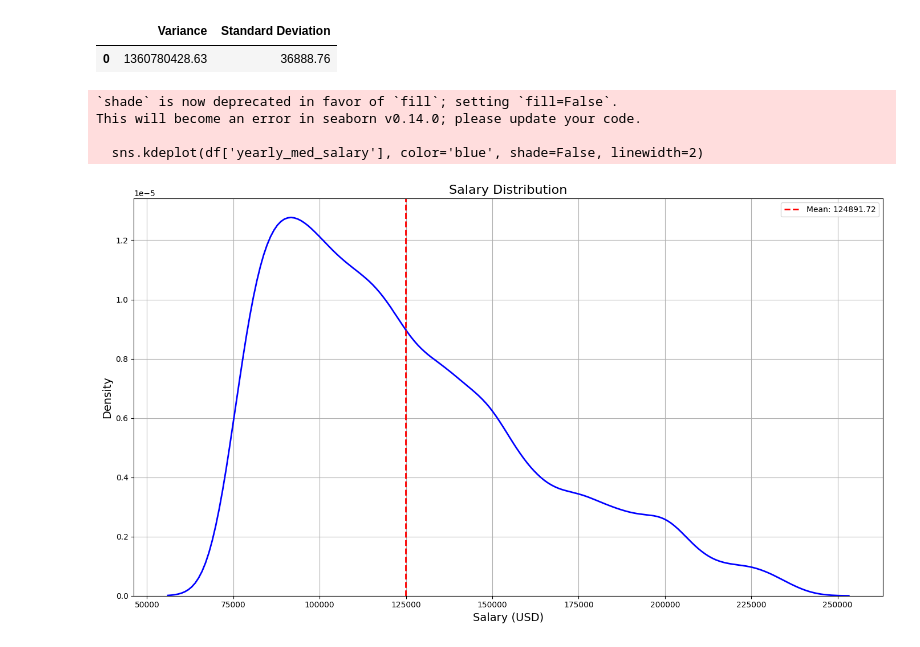
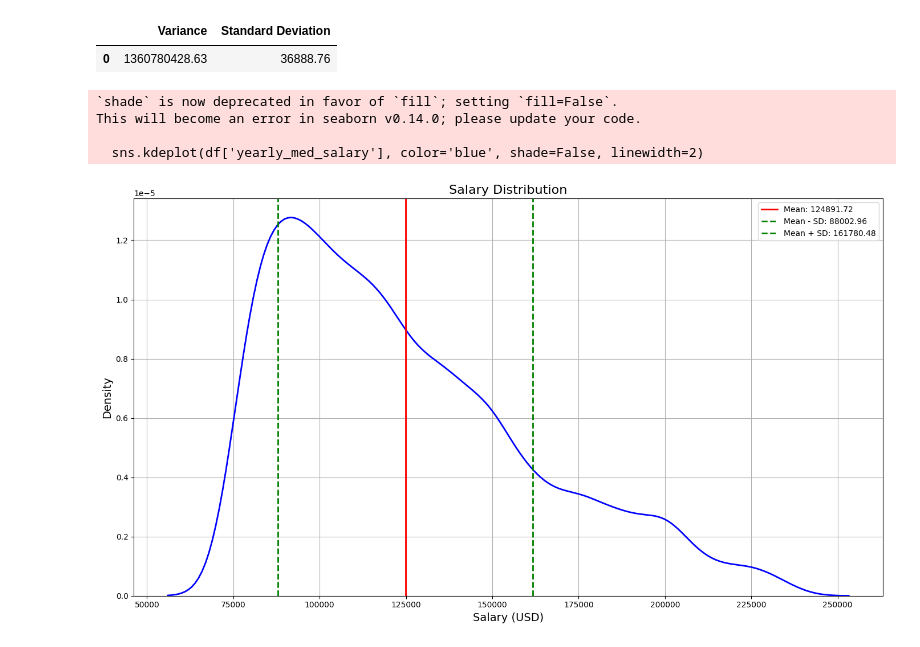
Before and after one commit to GiovanniL30/Data-Analysis, a Jupyter notebook: measures.ipynb, the cells around one changed output. Drawn from its saved outputs; the diff is of its cells as text; code cells hidden in the pictures.

```diff
--- a/measures.ipynb
+++ b/measures.ipynb
@@ -30,31 +30,29 @@ result
 # %%
 # Calculate the mean, standard deviation, and variance
 mean_salary = df['yearly_med_salary'].mean()
 std_dev_salary = df['yearly_med_salary'].std()
 variance_salary = df['yearly_med_salary'].var()
 
 # Plotting the KDE without color fill
 plt.figure(figsize=(14, 8))
 sns.kdeplot(df['yearly_med_salary'], color='blue', shade=False, linewidth=2)
 
 # Add lines for mean, mean ± std dev
-plt.axvline(mean_salary, color='red', linestyle='dashed', linewidth=2, label=f"Mean: {mean_salary:.2f}")
-
-
+plt.axvline(mean_salary, color='red', linestyle='solid', linewidth=2, label=f"Mean: {mean_salary:.2f}")
+plt.axvline(mean_salary - (std_dev_salary), color='green', linestyle='dashed', linewidth=2, label=f"Mean - SD: {mean_salary - (std_dev_salary):.2f}")
+plt.axvline(mean_salary + ( std_dev_salary), color='green', linestyle='dashed', linewidth=2, label=f"Mean + SD: {mean_salary + (std_dev_salary):.2f}")
 
 # Plotting details
 plt.xlabel("Salary (USD)", fontsize=14)
 plt.ylabel("Density", fontsize=14)
 plt.title("Salary Distribution", fontsize=16)
 plt.legend()
 plt.grid(True)
 plt.tight_layout()
-# plt.xticks([])
-# plt.yticks([])
 plt.show()
 # %% [output]
 `shade` is now deprecated in favor of `fill`; setting `fill=False`.
 This will become an error in seaborn v0.14.0; please update your code.
 
   sns.kdeplot(df['yearly_med_salary'], color='blue', shade=False, linewidth=2)
-[figure, old version]
+[figure, new version]
```
Also changed, not shown: 7 other files.
